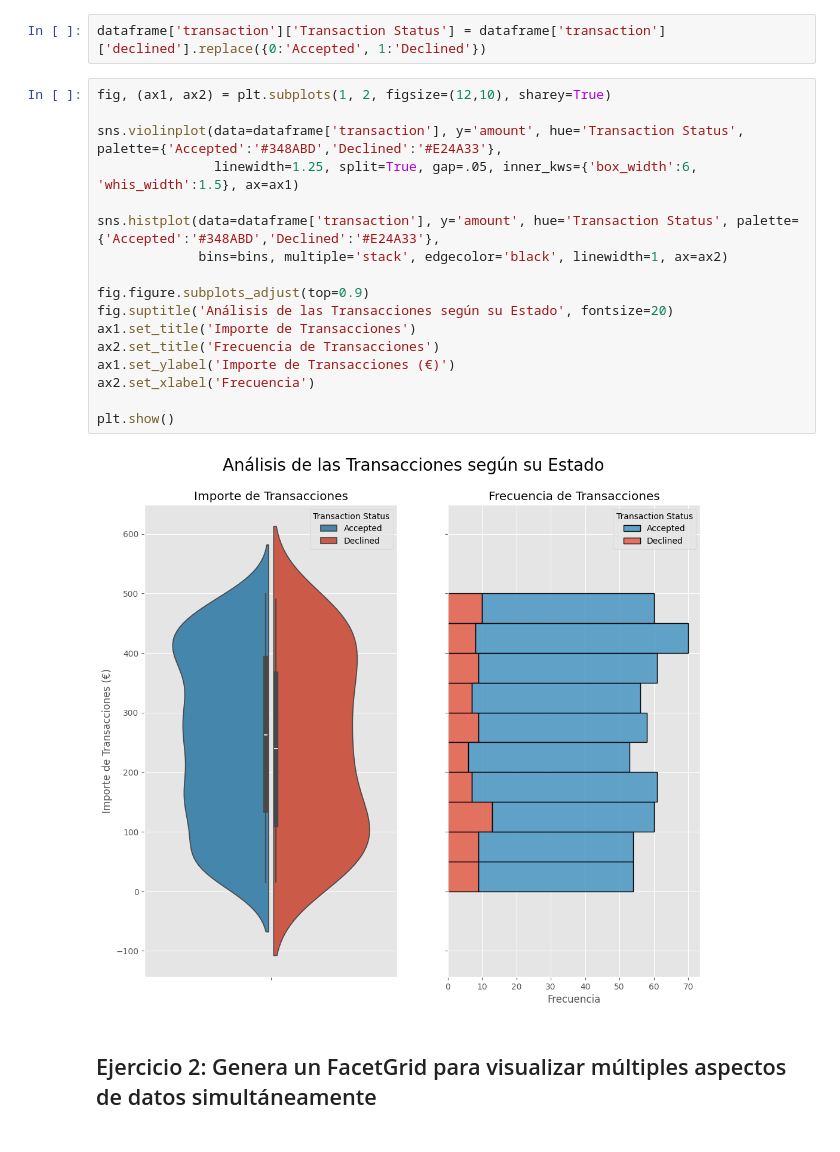
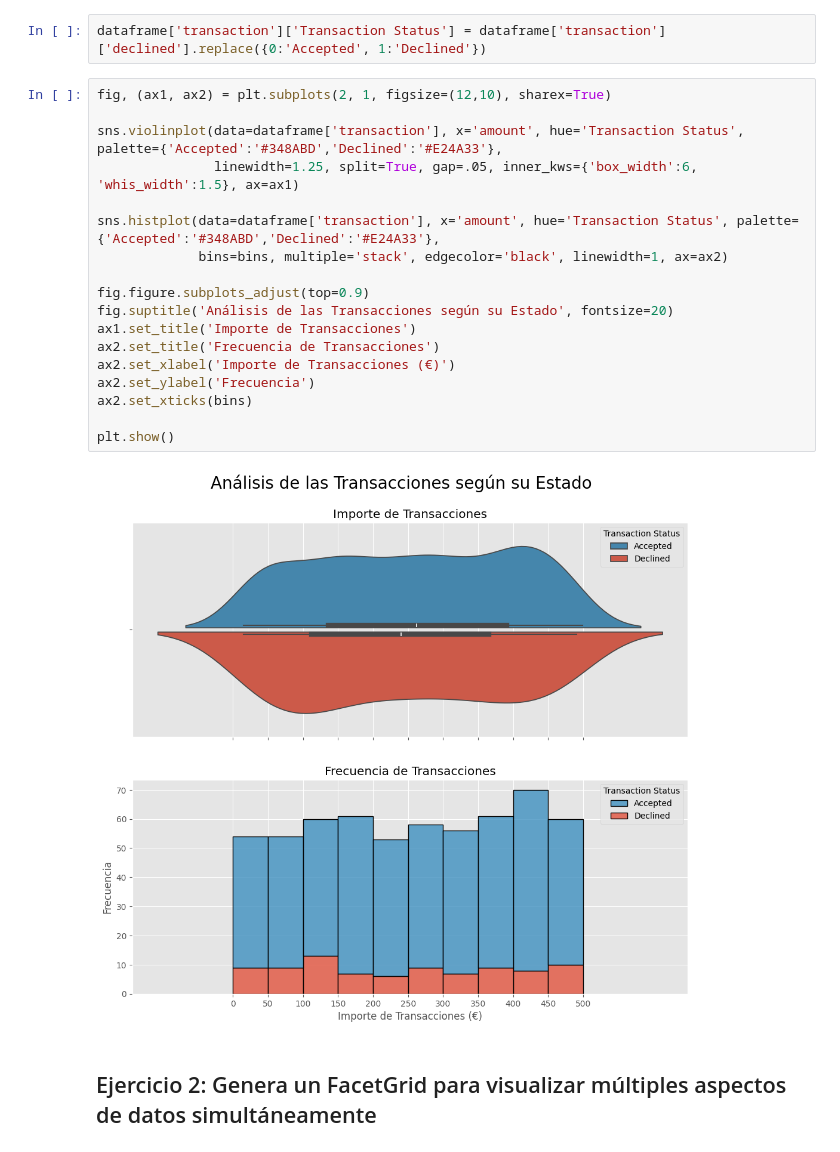
Before and after one commit to natalyamn/DataAnalytics_ITAcademy, a Jupyter notebook: 08. Sprint 8 Python/8.1 Visualizaciones en Python/Sprint8.01_NM.ipynb, the cells around one changed output. Saved outputs shown, nothing was run; the diff lists cells and outputs as text.

```diff
--- a/08. Sprint 8 Python/8.1 Visualizaciones en Python/Sprint8.01_NM.ipynb
+++ b/08. Sprint 8 Python/8.1 Visualizaciones en Python/Sprint8.01_NM.ipynb
@@ -368,24 +368,25 @@ Este jointplot puede mostrar la relación entre la cantidad de productos en una
 # %%
 dataframe['transaction']['Transaction Status'] = dataframe['transaction']['declined'].replace({0:'Accepted', 1:'Declined'})
 # %%
-fig, (ax1, ax2) = plt.subplots(1, 2, figsize=(12,10), sharey=True)
+fig, (ax1, ax2) = plt.subplots(2, 1, figsize=(12,10), sharex=True)
 
-sns.violinplot(data=dataframe['transaction'], y='amount', hue='Transaction Status', palette={'Accepted':'#348ABD','Declined':'#E24A33'},
+sns.violinplot(data=dataframe['transaction'], x='amount', hue='Transaction Status', palette={'Accepted':'#348ABD','Declined':'#E24A33'},
                linewidth=1.25, split=True, gap=.05, inner_kws={'box_width':6, 'whis_width':1.5}, ax=ax1)
 
-sns.histplot(data=dataframe['transaction'], y='amount', hue='Transaction Status', palette={'Accepted':'#348ABD','Declined':'#E24A33'},
+sns.histplot(data=dataframe['transaction'], x='amount', hue='Transaction Status', palette={'Accepted':'#348ABD','Declined':'#E24A33'},
              bins=bins, multiple='stack', edgecolor='black', linewidth=1, ax=ax2)
 
 fig.figure.subplots_adjust(top=0.9)
 fig.suptitle('Análisis de las Transacciones según su Estado', fontsize=20)
 ax1.set_title('Importe de Transacciones')
 ax2.set_title('Frecuencia de Transacciones')
-ax1.set_ylabel('Importe de Transacciones (€)')
-ax2.set_xlabel('Frecuencia')
+ax2.set_xlabel('Importe de Transacciones (€)')
+ax2.set_ylabel('Frecuencia')
+ax2.set_xticks(bins)
 
 plt.show()
 # %% [output]
-[figure, old version]
+[figure, new version]
 # %% [markdown]
 ## Ejercicio 2: Genera un FacetGrid para visualizar múltiples aspectos de datos simultáneamente
 # %%
```
Also changed, not shown: parts of 2 cells of this notebook.
